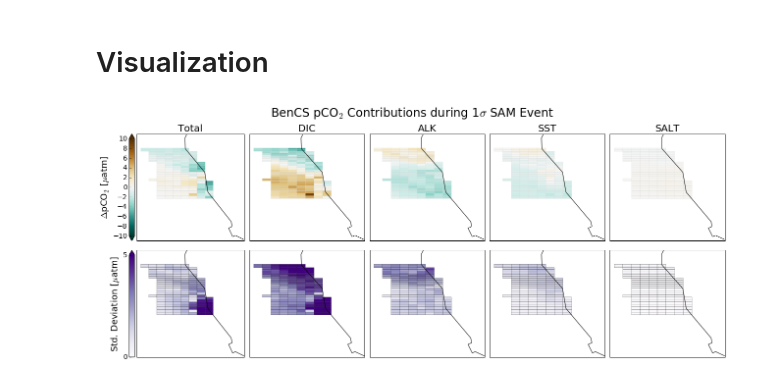
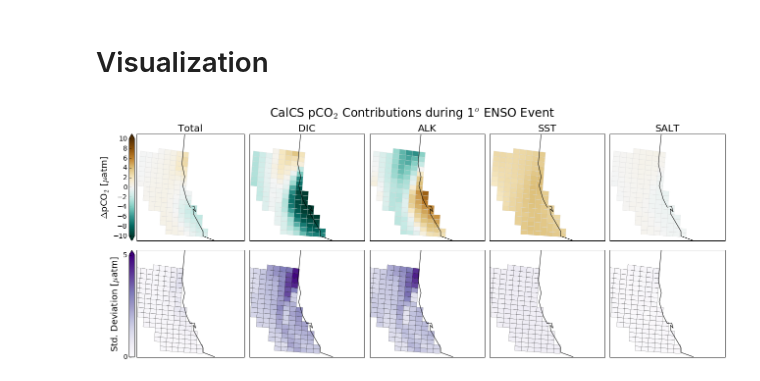
Before and after one commit to bradyrx/EBUS_BGC_Variability, a Jupyter notebook: notebooks/pCO2_Decomposition/spatial-taylor-expansion.ipynb, the cells around one changed output. Saved outputs shown, nothing was run; the diff lists cells and outputs as text; code cells hidden in the pictures.

Commit message:
spatial taylor Cal eps

```diff
--- a/notebooks/pCO2_Decomposition/spatial-taylor-expansion.ipynb
+++ b/notebooks/pCO2_Decomposition/spatial-taylor-expansion.ipynb
@@ -23,8 +23,8 @@ def create_term(ds, var):
     term.name = var + '_term'
     return term
 # %%
-EBU = 'BenCS'
-clim = 'sam'
+EBU = 'CalCS'
+clim = 'nino34'
 # %%
 fileDir = '/glade/u/home/rbrady/projects/EBUS_BGC_Variability/data/processed/' + EBU.lower() + \
     '/pco2_taylor_spatial/'
@@ -57,8 +57,8 @@ def visual_bounds(EBU):
     if EBU == "CalCS":
         lat1 = 34
         lat2 = 46
-        lon1 = -133
-        lon2 = -113
+        lon1 = -133+360
+        lon2 = -113+360
     elif EBU == 'HumCS':
         lat1 = -18
         lat2 = -4
@@ -114,7 +114,7 @@ def var_map_term(ax, data_term, vmin=0, vmax=6, cmap='Purples'):
     m = setup_map(ax1, lat1, lat2, lon1, lon2)
     data = taylor_expansion[data_term].std(dim='ensemble').values
     data = np.ma.array(data, mask=np.isnan(data))
-    m.pcolor(lon, lat, data, latlon=True, edgecolor='k',
+    m.pcolor(lon-1, lat, data, latlon=True, edgecolor='k',
                  vmin=vmin, vmax=vmax, cmap=cmap)
     return m
 # %%
@@ -122,7 +122,7 @@ lon = taylor_expansion['TLONG'].values
 lat = taylor_expansion['TLAT'].values
 fig = plt.figure(figsize=(18,7))
 
-st = fig.suptitle(EBU + ' pCO$_{2}$ Contributions during 1$\sigma$ SAM Event', fontsize=24)
+st = fig.suptitle(EBU + ' pCO$_{2}$ Contributions during 1$^{o}$ ENSO Event', fontsize=24)
 
 # TOP ROW (ENSEMBLE MEAN)
 VMIN = -10; VMAX = 10
@@ -151,33 +151,33 @@ m = mean_map_term(ax5, 'SALT_term', VMIN, VMAX)
 VMIN = 0; VMAX = 5;
 ax6 = fig.add_subplot(256)
 m = var_map_term(ax6, 'approx_total', VMIN, VMAX)
 
 # BOTTOM COLORBAR
 cbar = m.colorbar(location='left', extend='max', ticks=[0,5,10,15])
 cbar.ax.yaxis.set_ticks_position('left')
 cbar.ax.yaxis.set_tick_params(labelsize=14)
 cbar.ax.yaxis.set_label_text('Std. Deviation [$\mu$atm]', size=18)
 cbar.ax.yaxis.set_label_position('left')
 
 # REMAINING BOTTOM PLOTS
 ax7 = fig.add_subplot(257)
 m = var_map_term(ax7, 'DIC_term', VMIN, VMAX)
 ax8 = fig.add_subplot(258)
 m = var_map_term(ax8, 'ALK_term', VMIN, VMAX)
 ax9 = fig.add_subplot(259)
 m = var_map_term(ax9, 'SST_term', VMIN, VMAX)
 ax10 = fig.add_subplot(2, 5, 10)
 m = var_map_term(ax10, 'SALT_term', VMIN, VMAX)
 
 # SUBPLOT PARAMETERS
 st.set_y(1.05)
 fig.tight_layout()
 
 # OUTPUT
 directory = '/glade/u/home/rbrady/projects/EBUS_BGC_Variability/reports/figs/' + EBU.lower() + '/taylor_pco2_overhead/'
 if not os.path.exists(directory):
     os.makedirs(directory)
-fileName = EBU.lower() + '-pco2-spatial-taylor-' + clim + '-bothSmoothed.png'
-plt.savefig(directory + fileName, pad_inches=2)
+#fileName = EBU.lower() + '-pco2-spatial-taylor-' + clim + '-bothSmoothed.png'
+#plt.savefig(directory + fileName, pad_inches=2)
 # %% [output]
-[figure, old version]
+[figure, new version]
```
Also changed, not shown: 2 other files.
